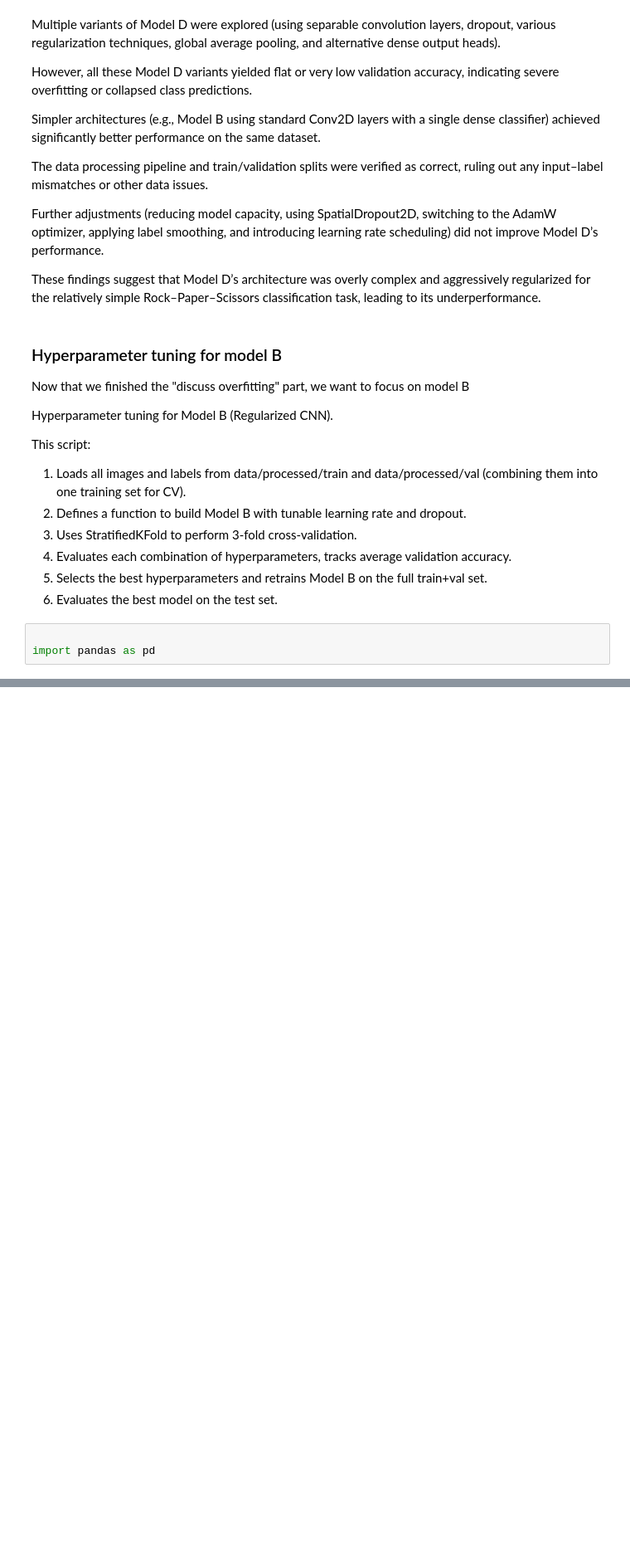
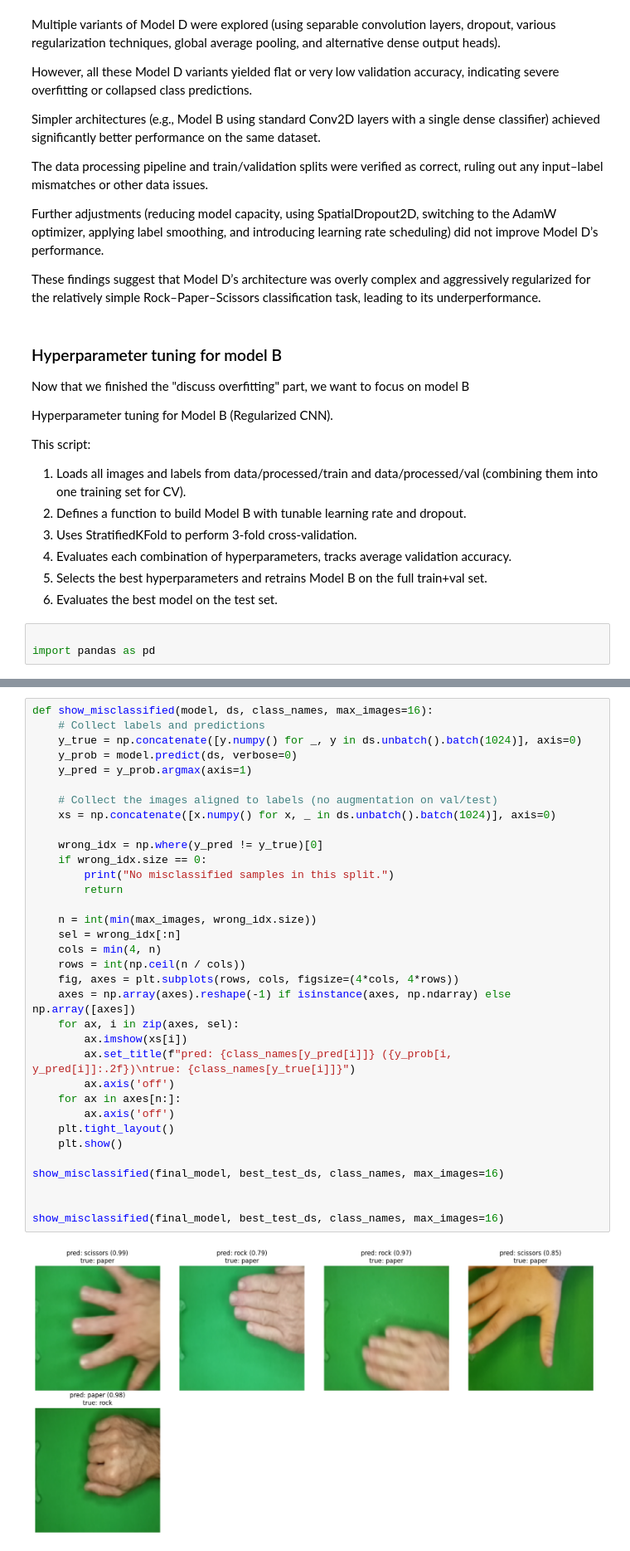
Before and after one commit to b8niiii/ml_project, a Jupyter notebook: 01_rps_cnn.ipynb, the cells around one changed output, grey strips where cells are left out. Shown at 83% size. Drawn from its saved outputs; the diff is of its cells as text; blank space fills up the shorter version.

Commit message:
Showed misclassified images

```diff
--- a/01_rps_cnn.ipynb
+++ b/01_rps_cnn.ipynb
@@ -974,0 +986,36 @@ Epoch 3/30
+# %%
+def show_misclassified(model, ds, class_names, max_images=16):
+    # Collect labels and predictions
+    y_true = np.concatenate([y.numpy() for _, y in ds.unbatch().batch(1024)], axis=0)
+    y_prob = model.predict(ds, verbose=0)
+    y_pred = y_prob.argmax(axis=1)
+
+    # Collect the images aligned to labels (no augmentation on val/test)
+    xs = np.concatenate([x.numpy() for x, _ in ds.unbatch().batch(1024)], axis=0)
+
+    wrong_idx = np.where(y_pred != y_true)[0]
+    if wrong_idx.size == 0:
+        print("No misclassified samples in this split.")
+        return
+
+    n = int(min(max_images, wrong_idx.size))
+    sel = wrong_idx[:n]
+    cols = min(4, n)
+    rows = int(np.ceil(n / cols))
+    fig, axes = plt.subplots(rows, cols, figsize=(4*cols, 4*rows))
+    axes = np.array(axes).reshape(-1) if isinstance(axes, np.ndarray) else np.array([axes])
+    for ax, i in zip(axes, sel):
+        ax.imshow(xs[i])
+        ax.set_title(f"pred: {class_names[y_pred[i]]} ({y_prob[i, y_pred[i]]:.2f})\ntrue: {class_names[y_true[i]]}")
+        ax.axis('off')
+    for ax in axes[n:]:
+        ax.axis('off')
+    plt.tight_layout()
+    plt.show()
+
+show_misclassified(final_model, best_test_ds, class_names, max_images=16)
+
+
+show_misclassified(final_model, best_test_ds, class_names, max_images=16)
+# %% [output]
+[figure, added]
```
Also changed, not shown: parts of 2 cells of this notebook.
